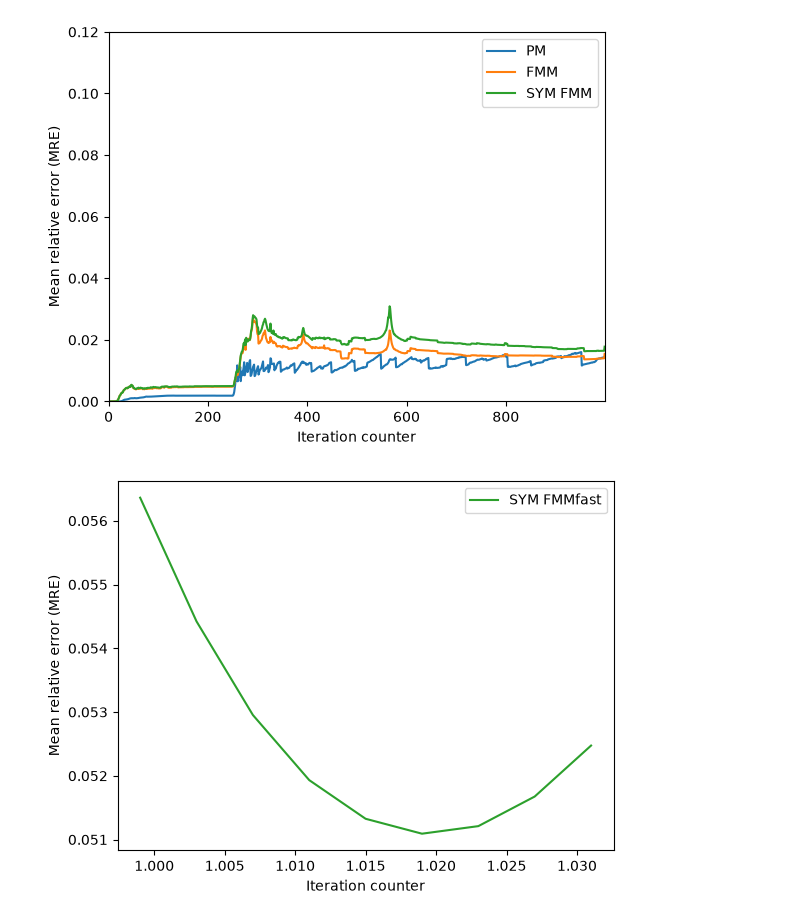
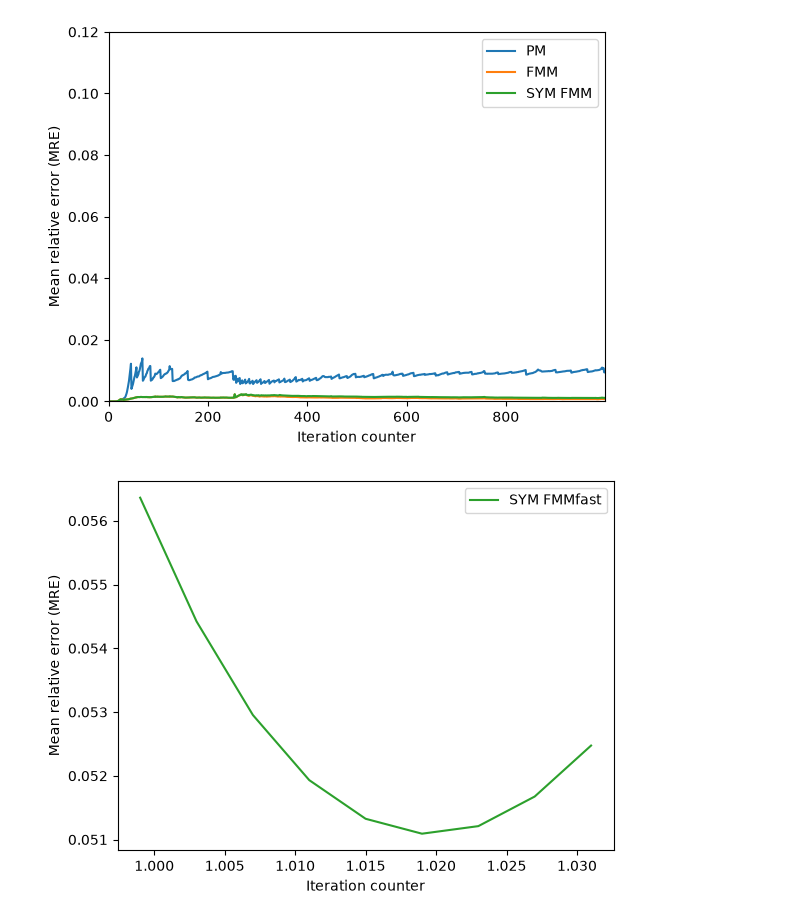
Before and after one commit to LucasFurer/FMM_tSNE, a Jupyter notebook: grapher.ipynb, the cells around one changed output. Saved outputs shown, nothing was run; the diff lists cells and outputs as text; code cells hidden in the pictures.

```diff
--- a/grapher.ipynb
+++ b/grapher.ipynb
@@ -224,27 +224,27 @@ def findTime(csvPath, target=1.0):
     #print(f"No two z-values found surrounding {targe"t}")
     return None
 # %%
-pointAmount = "1000"
-theta = "0.7"
+pointAmount = "10000"
+theta = "0.3"
 dataSet = "MNIST_digits"
 perp = "30"
 
 custom_labels = {
     #os.path.join("graphCSV", dataSet, pointAmount, "perp" + perp, "tsneErrorTimestepBH_point"             + pointAmount + "_perp" + perp + "_theta" + theta + "_dataset" + dataSet + ".csv"): "BH",
     #os.path.join("graphCSV", dataSet, pointAmount, "perp" + perp, "tsneErrorTimestepBHMP_point"           + pointAmount + "_perp" + perp + "_theta" + theta + "_dataset" + dataSet + ".csv"): "MM",
     #os.path.join("graphCSV", dataSet, pointAmount, "perp" + perp, "tsneErrorTimestepBHR_point"            + pointAmount + "_perp" + perp + "_theta" + theta + "_dataset" + dataSet + ".csv"): "rBH",
     #os.path.join("graphCSV", dataSet, pointAmount, "perp" + perp, "tsneErrorTimestepBHRMP_point"          + pointAmount + "_perp" + perp + "_theta" + theta + "_dataset" + dataSet + ".csv"): "rMM",
     os.path.join("graphCSV", dataSet, pointAmount, "perp" + perp, "tsneErrorTimestepPM_point"             + pointAmount + "_perp" + perp + "_theta" + theta + "_dataset" + dataSet + ".csv"): "PM",
     os.path.join("graphCSV", dataSet, pointAmount, "perp" + perp, "tsneErrorTimestepFMM_MORTON_point"     + pointAmount + "_perp" + perp + "_theta" + theta + "_dataset" + dataSet + ".csv"): "FMM",
     os.path.join("graphCSV", dataSet, pointAmount, "perp" + perp, "tsneErrorTimestepFMM_SYM_MORTON_point" + pointAmount + "_perp" + perp + "_theta" + theta + "_dataset" + dataSet + ".csv"): "SYM FMM",
 }
 
 #plotGraph(custom_labels, 0, 1000, "Iteration counter", "Mean relative error (MRE)", "plotOutput/lines_plot.png", False, None, None, None, None)
 x_range = 1000
 y_range = 0.12
 plotGraph(custom_labels, 0, x_range, "Iteration counter", "Mean relative error (MRE)", "plotOutput/lines_plot.png", False, 0.0, x_range-1, 0.0, y_range)
 # %% [output]
-[figure, old version]
+[figure, new version]
 # %%
 pointAmount = "10000"
 theta = "1"
```
Also changed, not shown: parts of 2 cells of this notebook, 23 other files.
